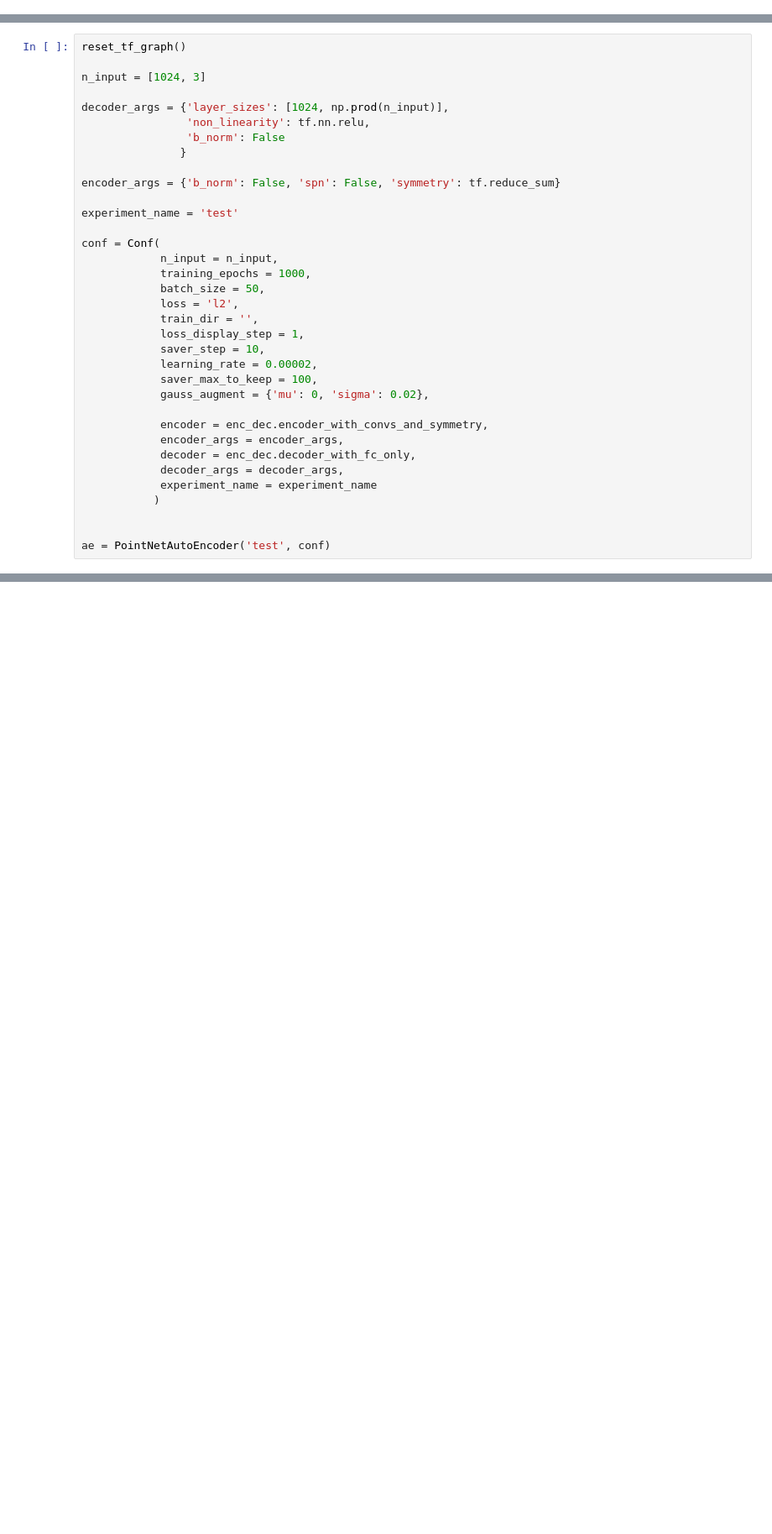
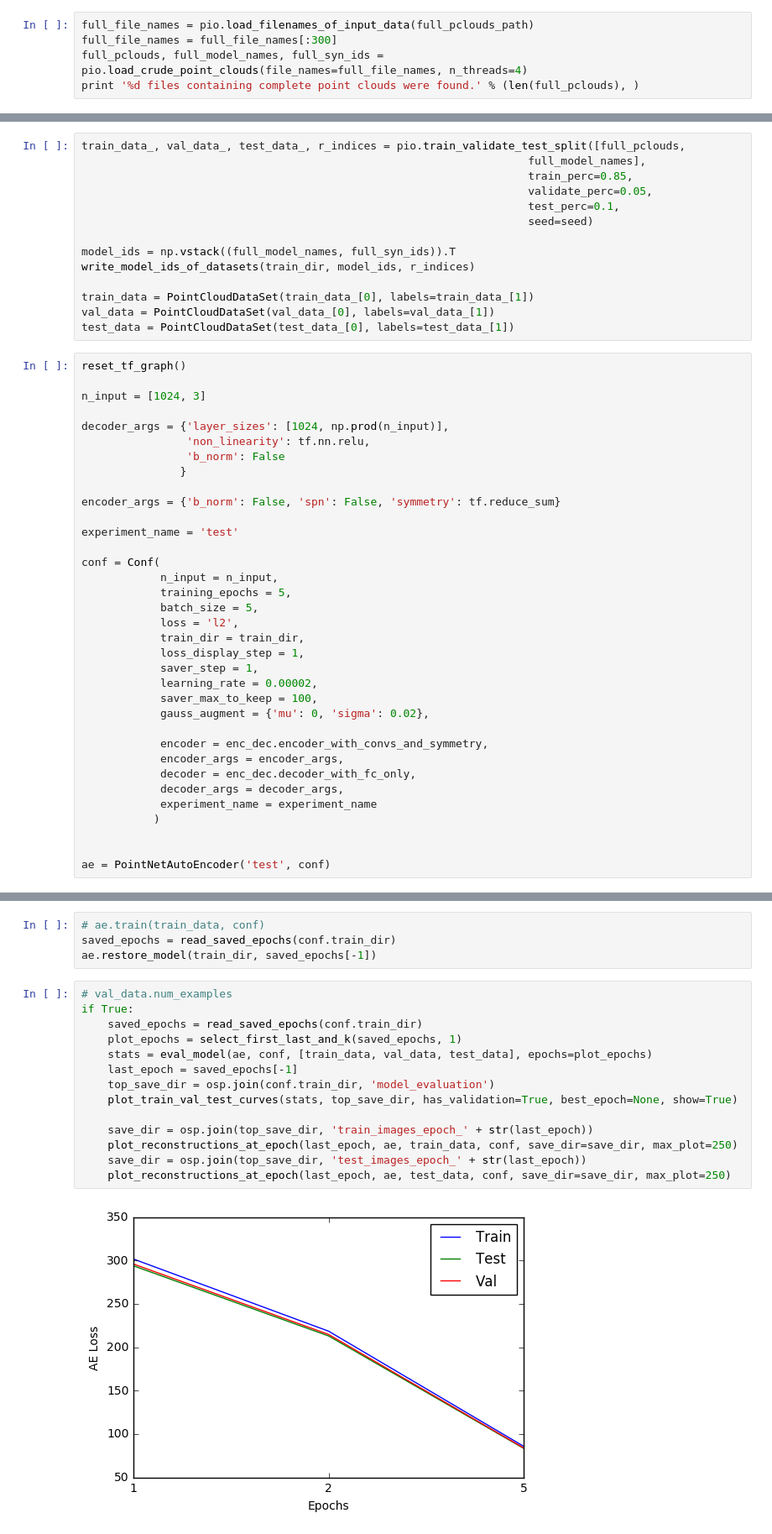
Before and after one commit to optas/tf_lab, a Jupyter notebook: notebooks/panos/mac_local.ipynb, the cells around one changed output, grey strips where cells are left out. Shown at 84% size. Drawn from its saved outputs; the diff is of its cells as text; blank space fills up the shorter version.

```diff
--- a/notebooks/panos/mac_local.ipynb
+++ b/notebooks/panos/mac_local.ipynb
@@ -46,0 +59,5 @@ from tf_lab.fundamentals.utils import reset_tf_graph
+# %%
+full_file_names = pio.load_filenames_of_input_data(full_pclouds_path)
+full_file_names = full_file_names[:300]
+full_pclouds, full_model_names, full_syn_ids = pio.load_crude_point_clouds(file_names=full_file_names, n_threads=4)
+print '%d files containing complete point clouds were found.' % (len(full_pclouds), )
@@ -47,3 +66,17 @@ from tf_lab.fundamentals.utils import reset_tf_graph
+# %%
+train_data_, val_data_, test_data_, r_indices = pio.train_validate_test_split([full_pclouds,
+                                                                    full_model_names],
+                                                                    train_perc=0.85,
+                                                                    validate_perc=0.05,
+                                                                    test_perc=0.1,
+                                                                    seed=seed)
+
+model_ids = np.vstack((full_model_names, full_syn_ids)).T
+write_model_ids_of_datasets(train_dir, model_ids, r_indices)
+
+train_data = PointCloudDataSet(train_data_[0], labels=train_data_[1])
+val_data = PointCloudDataSet(val_data_[0], labels=val_data_[1])
+test_data = PointCloudDataSet(test_data_[0], labels=test_data_[1])
 # %%
 reset_tf_graph()
 
@@ -60,12 +93,12 @@ experiment_name = 'test'
 
 conf = Conf(
             n_input = n_input,
-            training_epochs = 1000,
-            batch_size = 50,
+            training_epochs = 5,
+            batch_size = 5,
             loss = 'l2',
-            train_dir = '',
+            train_dir = train_dir,
             loss_display_step = 1,
-            saver_step = 10,
+            saver_step = 1,
             learning_rate = 0.00002,
             saver_max_to_keep = 100,
             gauss_augment = {'mu': 0, 'sigma': 0.02},
@@ -105,0 +121,20 @@ ae.graph.get_all_collection_keys()
+# %%
+# ae.train(train_data, conf)
+saved_epochs = read_saved_epochs(conf.train_dir)
+ae.restore_model(train_dir, saved_epochs[-1])
+# %%
+# val_data.num_examples
+if True:
+    saved_epochs = read_saved_epochs(conf.train_dir)
+    plot_epochs = select_first_last_and_k(saved_epochs, 1)
+    stats = eval_model(ae, conf, [train_data, val_data, test_data], epochs=plot_epochs)
+    last_epoch = saved_epochs[-1]
+    top_save_dir = osp.join(conf.train_dir, 'model_evaluation')
+    plot_train_val_test_curves(stats, top_save_dir, has_validation=True, best_epoch=None, show=True)
+
+    save_dir = osp.join(top_save_dir, 'train_images_epoch_' + str(last_epoch))
+    plot_reconstructions_at_epoch(last_epoch, ae, train_data, conf, save_dir=save_dir, max_plot=250)
+    save_dir = osp.join(top_save_dir, 'test_images_epoch_' + str(last_epoch))
+    plot_reconstructions_at_epoch(last_epoch, ae, test_data, conf, save_dir=save_dir, max_plot=250)
+# %% [output]
+[figure, added]
```
Also changed, not shown: parts of 7 cells of this notebook, 2 other files.
